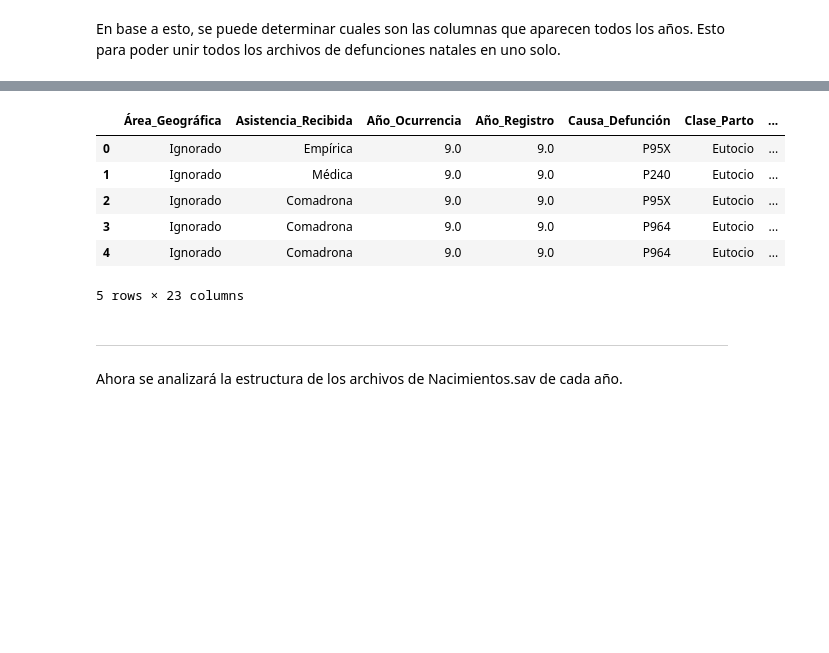
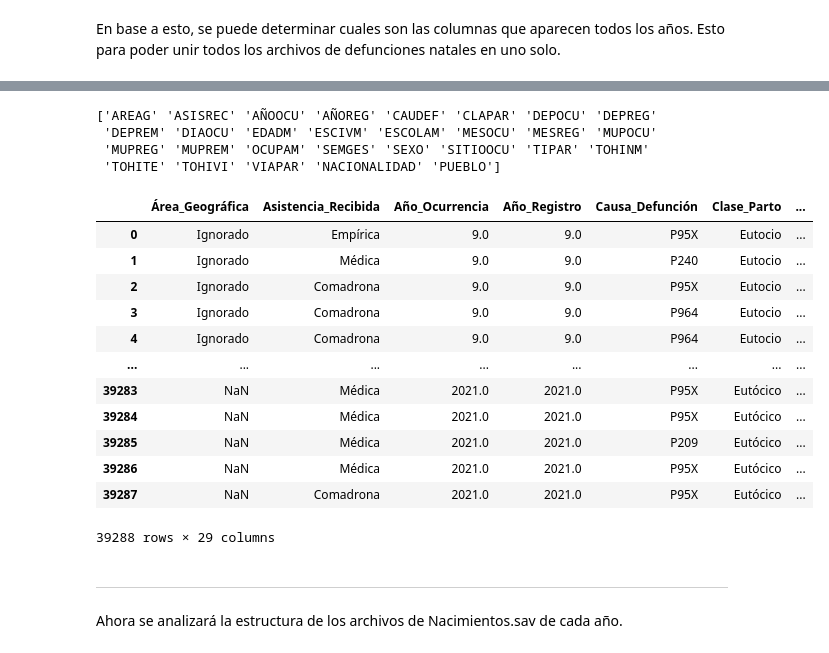
Before and after one commit to stefanoaragoni/mineria_proyecto, a Jupyter notebook: Combinacion_archivos.ipynb, the cells around one changed output, grey strips where cells are left out. Cells and saved outputs as stored; diff of their text form; code cells hidden in the pictures; blank space fills up the shorter version.

```diff
--- a/Combinacion_archivos.ipynb
+++ b/Combinacion_archivos.ipynb
@@ -51,9 +51,14 @@ for year in range(2009, 2022):
 # %% [markdown]
 En base a esto, se puede determinar cuales son las columnas que aparecen todos los años. Esto para poder unir todos los archivos de defunciones natales en uno solo.
 # %%
-# Imprimir las columnas comunes
-columns_comunes = np.intersect1d(columnas[0], columnas[1])
-print("Columnas comunes: ", columns_comunes)
+# sacar el conteo de las columnas a un array
+columnas = np.concatenate(columnas)
+
+for i in range(len(columnas)):
+    columnas[i] = columnas[i].upper()
+
+# Imprimir las columnas unicas de todos los archivos
+columns_comunes = np.unique(columnas)
 
 # Crear un DataFrame con las columnas comunes
 df = pd.DataFrame(columns=columns_comunes)
@@ -77,7 +82,13 @@ for year in range(2009, 2022):
         if columna.upper() in df_temp_columns:
             df_new[columna] = df_temp[columna.upper()]
 
+        else:
+            df_new[columna] = np.nan
+
     # Concatenar los DataFrames
     df = pd.concat([df, df_new], ignore_index=True)
     #print(df.size, df_new.size)
+
+# Imprimir el DataFrame
+print(df.head())
 # %% [output]
@@ -87,20 +112,55 @@ Columnas comunes:  ['Areag' 'Asisrec' 'Añoocu' 'Añoreg' 'Caudef' 'Clapar' 'Dep
+# %%
+# Combinar NACIOM y NACIONM
+df['NACIONALIDAD'] = df['NACIOM'].fillna(df['NACIONM'])
+
+# Eliminar las columnas NACIOM y NACIONM
+df.drop(['NACIOM', 'NACIONM'], axis=1, inplace=True)
+
+
+# Combinar PUEBLOPM y GRETNM
+df['PUEBLO'] = df['PUEBLOPM'].fillna(df['GRETNM'])
+
+# Eliminar PUEBLOPM y GRETNM
+df.drop(['PUEBLOPM', 'GRETNM'], axis=1, inplace=True)
+
+# Eliminar CIUOMAD
+df.drop(['CIUOMAD'], axis=1, inplace=True)
+
+# Eliminar CIUOMAD
+df.drop(['PAISREM'], axis=1, inplace=True)
+
+# Eliminar MUPREG
+
+# imprimir nombre de las columnas
+print(df.columns.values)
+# %% [output]
+['AREAG' 'ASISREC' 'AÑOOCU' 'AÑOREG' 'CAUDEF' 'CLAPAR' 'DEPOCU' 'DEPREG'
+ 'DEPREM' 'DIAOCU' 'EDADM' 'ESCIVM' 'ESCOLAM' 'MESOCU' 'MESREG' 'MUPOCU'
+ 'MUPREG' 'MUPREM' 'OCUPAM' 'SEMGES' 'SEXO' 'SITIOOCU' 'TIPAR' 'TOHINM'
+ 'TOHITE' 'TOHIVI' 'VIAPAR' 'NACIONALIDAD' 'PUEBLO']
 # %%
 # Cambiar el nombre de las columnas para que sean mas descriptivas
-nombres_actualizados = [ "Área_Geográfica",  "Asistencia_Recibida",  "Año_Ocurrencia",  "Año_Registro",  "Causa_Defunción",  "Clase_Parto",  "Departamento_Ocurrencia",  "Departamento_Registro",  "Departamento_Residencia_Madre",  "Día_Ocurrencia",  "Edad_Madre",  "Estado_Civil_Madre",  "Grupo_Etnico_Madre",  "Mes_Ocurrencia",  "Mes_Registro",  "Nacionalidad_Madre",  "Ocupación_Madre",  "Sexo",  "Sitio_Ocurrencia",  "Tipo_Atencion",  "Total_Hijos_Nacidos",  "Total_Hijos_Nacidos_Muertos",  "Total_Hijos_Vivos"]
+nombres_actualizados = [ "Área_Geográfica",  "Asistencia_Recibida",  "Año_Ocurrencia",  "Año_Registro",  "Causa_Defunción",  "Clase_Parto",  "Departamento_Ocurrencia",  "Departamento_Registro",  "Departamento_Residencia_Madre",  "Día_Ocurrencia",  "Edad_Madre",  "Estado_Civil_Madre", "Escolaridad_Madre",  "Mes_Ocurrencia",  "Mes_Registro", "Municipio_Ocurrencia",  "Municipio_Registro", "Municipio_Residencia_Madre",  "Ocupación_Madre",  "Semanas_Gestacion", "Sexo",  "Sitio_Ocurrencia",  "Tipo_Atencion",  "Total_Hijos_Nacidos",  "Total_Hijos_Nacidos_Muertos",  "Total_Hijos_Vivos", "Via_Parto", "Nacionalidad_Madre", "Grupo_Etnico_Madre"]
 
 # Renombrar las columnas
 df.columns = nombres_actualizados
 
 # Imprimir el DataFrame
-df.head()
+df.head(-10)
 # %% [output]
 |  | Área_Geográfica | Asistencia_Recibida | Año_Ocurrencia | Año_Registro | Causa_Defunción | Clase_Parto | ... |
 | 0 | Ignorado | Empírica | 9.0 | 9.0 | P95X | Eutocio | ... |
 | 1 | Ignorado | Médica | 9.0 | 9.0 | P240 | Eutocio | ... |
 | 2 | Ignorado | Comadrona | 9.0 | 9.0 | P95X | Eutocio | ... |
 | 3 | Ignorado | Comadrona | 9.0 | 9.0 | P964 | Eutocio | ... |
 | 4 | Ignorado | Comadrona | 9.0 | 9.0 | P964 | Eutocio | ... |
+| ... | ... | ... | ... | ... | ... | ... | ... |
+| 39283 | NaN | Médica | 2021.0 | 2021.0 | P95X | Eutócico | ... |
+| 39284 | NaN | Médica | 2021.0 | 2021.0 | P95X | Eutócico | ... |
+| 39285 | NaN | Médica | 2021.0 | 2021.0 | P209 | Eutócico | ... |
+| 39286 | NaN | Médica | 2021.0 | 2021.0 | P95X | Eutócico | ... |
+| 39287 | NaN | Comadrona | 2021.0 | 2021.0 | P95X | Eutócico | ... |
-5 rows × 23 columns
+39288 rows × 29 columns
 # %%
 # Exportar el DataFrame a un archivo CSV
 df.to_csv("./Dataset/Vitales/DefuncionesFetales.csv", index=False)
```
Also changed, not shown: parts of 1 cell of this notebook, 2 other files.
